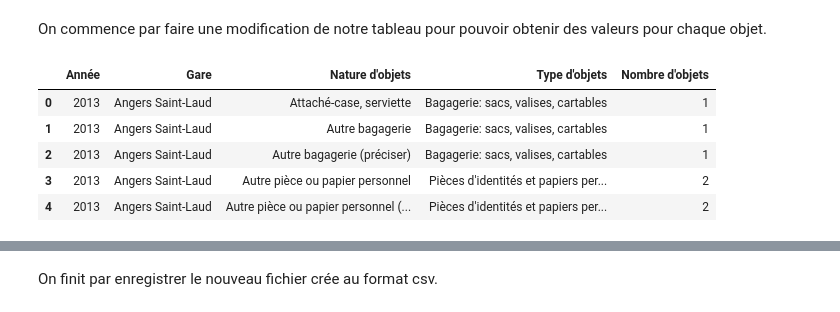
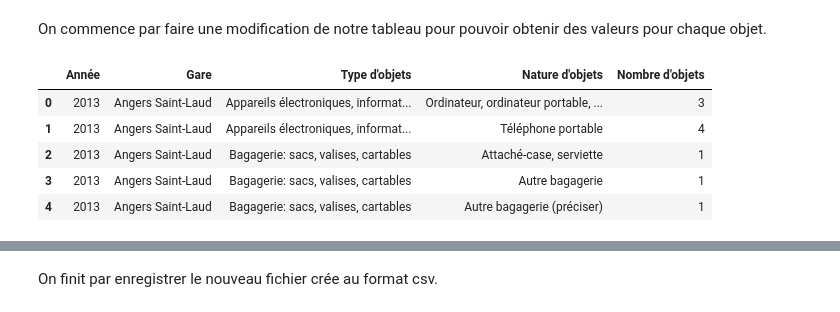
Before and after one commit to Sylvariane/objets_trouves_sncf, a Jupyter notebook: Objets_trouvés.ipynb, the cells around one changed output, grey strips where cells are left out. Drawn from its saved outputs; the diff is of its cells as text; code cells hidden in the pictures.

```diff
--- a/Objets_trouvés.ipynb
+++ b/Objets_trouvés.ipynb
@@ -148,13 +148,13 @@ df.head()
 # %% [markdown]
 On commence par faire une modification de notre tableau pour pouvoir obtenir des valeurs pour chaque objet.
 # %%
-df = df.groupby(['Année', 'Gare', 'Nature d\'objets','Type d\'objets']).sum()
+df = df.groupby(['Année', 'Gare','Type d\'objets', 'Nature d\'objets']).sum()
 df = df.reset_index()
 df.head()
 # %% [output]
-|  | Année | Gare | Nature d'objets | Type d'objets | Nombre d'objets |
-| 0 | 2013 | Angers Saint-Laud | Attaché-case, serviette | Bagagerie: sacs, valises, cartables | 1 |
-| 1 | 2013 | Angers Saint-Laud | Autre bagagerie | Bagagerie: sacs, valises, cartables | 1 |
-| 2 | 2013 | Angers Saint-Laud | Autre bagagerie (préciser) | Bagagerie: sacs, valises, cartables | 1 |
-| 3 | 2013 | Angers Saint-Laud | Autre pièce ou papier personnel | Pièces d'identités et papiers per... | 2 |
-| 4 | 2013 | Angers Saint-Laud | Autre pièce ou papier personnel (... | Pièces d'identités et papiers per... | 2 |
+|  | Année | Gare | Type d'objets | Nature d'objets | Nombre d'objets |
+| 0 | 2013 | Angers Saint-Laud | Appareils électroniques, informat... | Ordinateur, ordinateur portable, ... | 3 |
+| 1 | 2013 | Angers Saint-Laud | Appareils électroniques, informat... | Téléphone portable | 4 |
+| 2 | 2013 | Angers Saint-Laud | Bagagerie: sacs, valises, cartables | Attaché-case, serviette | 1 |
+| 3 | 2013 | Angers Saint-Laud | Bagagerie: sacs, valises, cartables | Autre bagagerie | 1 |
+| 4 | 2013 | Angers Saint-Laud | Bagagerie: sacs, valises, cartables | Autre bagagerie (préciser) | 1 |
```
Also changed, not shown: parts of 6 cells of this notebook.
